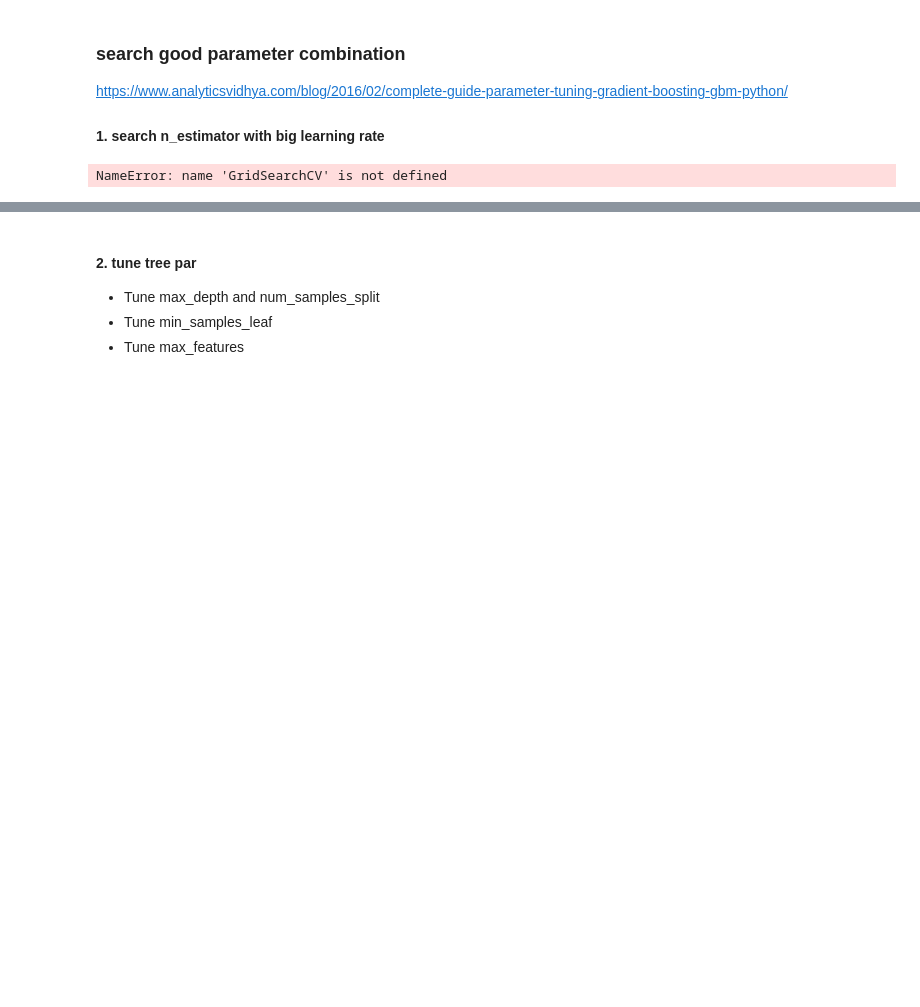
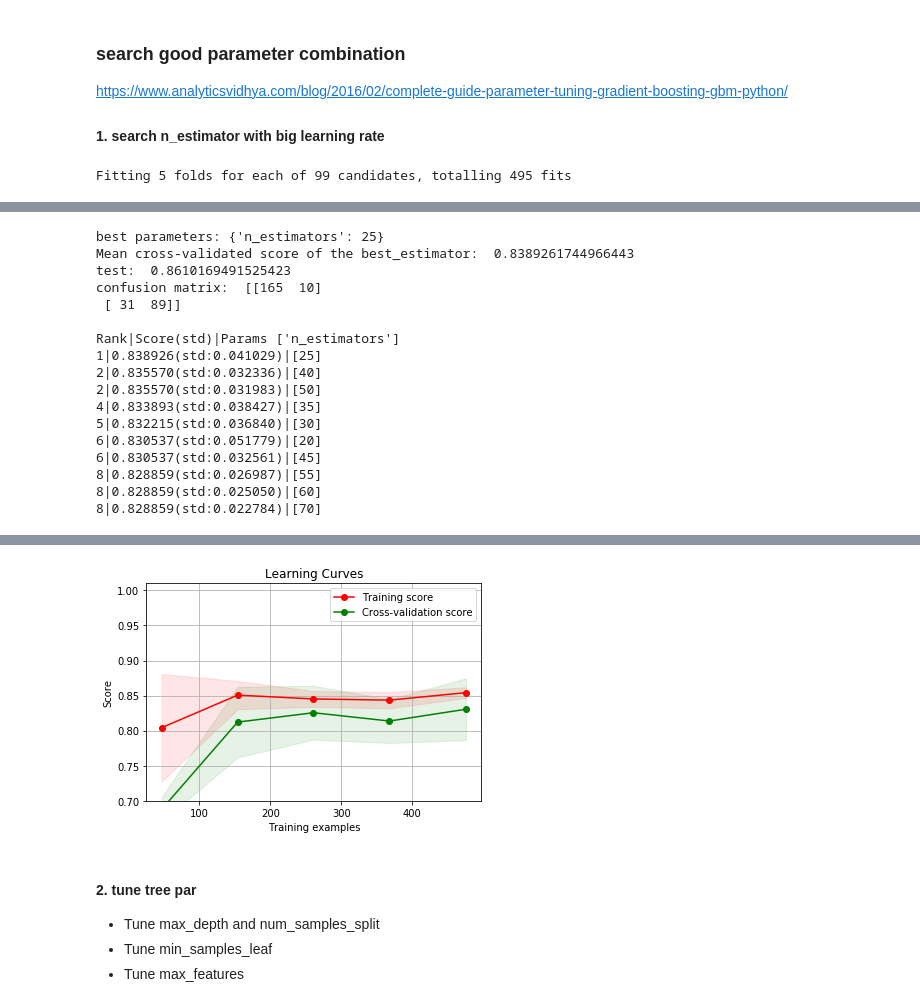
Before and after one commit to alancet/test, a Jupyter notebook: kaggle/titanic/src/myPredict.ipynb, the cells around one changed output, grey strips where cells are left out. Saved outputs shown, nothing was run; the diff lists cells and outputs as text; code cells hidden in the pictures; blank space fills up the shorter version.

Commit message:
search gbm par step by step

```diff
--- a/kaggle/titanic/src/myPredict.ipynb
+++ b/kaggle/titanic/src/myPredict.ipynb
@@ -2409,11 +2414,12 @@ param_grid = {
 }
 
 grid_search = GridSearchCV(GradientBoostingClassifier(learning_rate=0.1,
-                                                      min_samples_split=500,
-                                                      min_samples_leaf=50,
-                                                      max_depth=8,
+                                                      n_estimators=25,
+                                                      min_samples_split=6,
+                                                      min_samples_leaf=5,
+                                                      max_depth=5,
                                                       max_features='sqrt',
-                                                      subsample=0.8,
+                                                      subsample=0.5,
                                                       random_state=10),
                            param_grid, cv=5, n_jobs=6, verbose=1)
 grid_search.fit(X_train, y_train)
@@ -2428,5 +2434,10 @@ report2(grid_search.cv_results_, n_top=10)
 pd.concat((pd.DataFrame(X_train.columns, columns = ['variable']),
            pd.DataFrame(grid_search.best_estimator_.feature_importances_, columns = ['importance'])),
           axis = 1).sort_values(by='importance', ascending = False)
+title = "Learning Curves"
+plot_learning_curve(grid_search.best_estimator_,
+                    title, X_train, y_train,
+                    ylim=(0.7, 1.01),
+                    cv=5, n_jobs=6)
 # %% [output]
-NameError: name 'GridSearchCV' is not defined
+Fitting 5 folds for each of 99 candidates, totalling 495 fits
@@ -2432,0 +2445,17 @@ NameError: name 'GridSearchCV' is not defined
+best parameters: {'n_estimators': 25}
+Mean cross-validated score of the best_estimator:  0.8389261744966443
+test:  0.8610169491525423
+confusion matrix:  [[165  10]
+ [ 31  89]]
+
+Rank|Score(std)|Params ['n_estimators']
+1|0.838926(std:0.041029)|[25]
+2|0.835570(std:0.032336)|[40]
+2|0.835570(std:0.031983)|[50]
+4|0.833893(std:0.038427)|[35]
+5|0.832215(std:0.036840)|[30]
+6|0.830537(std:0.051779)|[20]
+6|0.830537(std:0.032561)|[45]
+8|0.828859(std:0.026987)|[55]
+8|0.828859(std:0.025050)|[60]
+8|0.828859(std:0.022784)|[70]
@@ -2433,3 +2464,4 @@ NameError: name 'GridSearchCV' is not defined
+[figure, added]
 # %% [markdown]
 #### 2. tune tree par
 - Tune max_depth and num_samples_split
```
Also changed, not shown: parts of 17 cells of this notebook.
